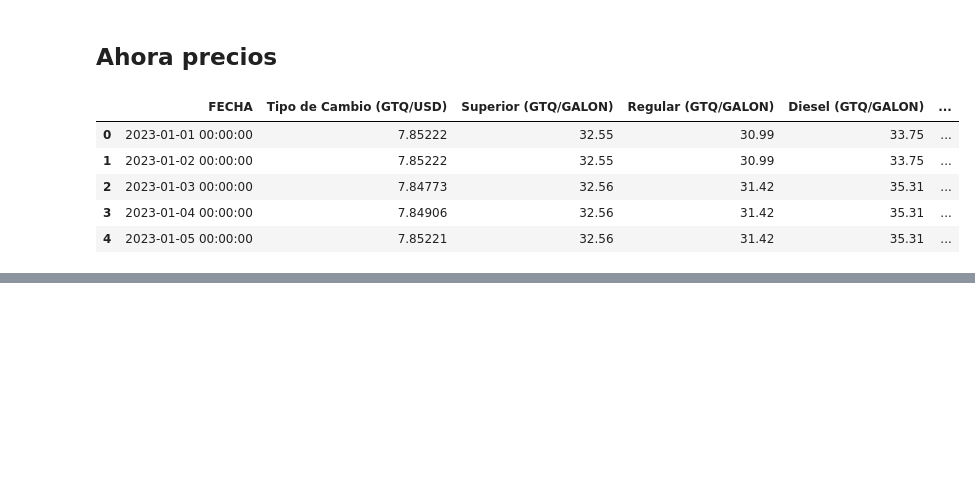
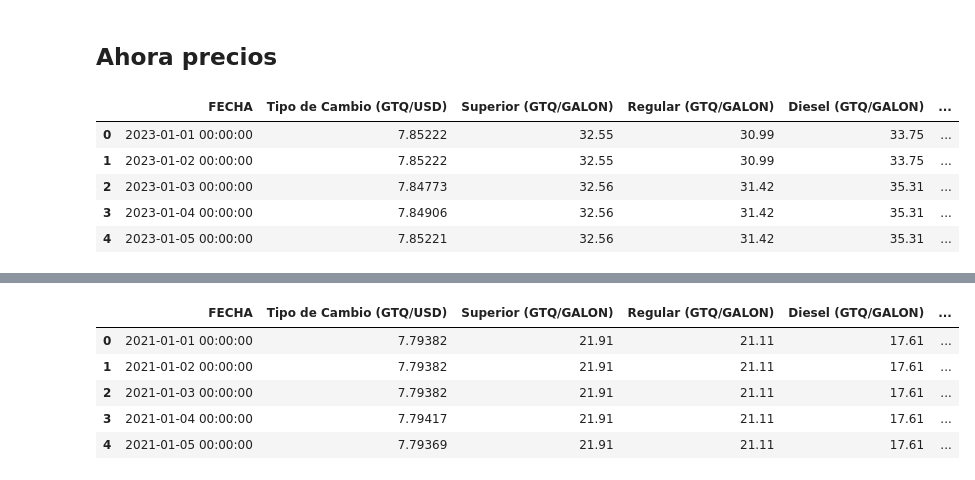
Before and after one commit to CristopherBarrios/Lab2-SeriesDeTiempo-DataScience, a Jupyter notebook: lab2.ipynb, the cells around one changed output, grey strips where cells are left out. Drawn from its saved outputs; the diff is of its cells as text; code cells hidden in the pictures; blank space fills up the shorter version.

```diff
--- a/lab2.ipynb
+++ b/lab2.ipynb
@@ -171,3 +186,18 @@ precios_2023.rename(columns={'Unnamed: 7 (GTQ/LB)': 'Glp Cilindro 25Lbs. 7 (GTQ/
+# %%
+# Obtener los valores de la fila 0 (nombres de columna alternativos)
+nombres_columnas_fila_0 = precios_2021.iloc[0]
+
+# Crear nuevos nombres de columna combinando los nombres actuales con los de la fila 0
+nuevos_nombres_columnas = [f"{nombre_actual} ({nombre_fila_0})"
+                            if isinstance(nombre_fila_0, str) else nombre_actual
+                            for nombre_actual, nombre_fila_0 in zip(precios_2021.columns, nombres_columnas_fila_0)]
+
+# Asignar los nuevos nombres de columna al DataFrame (omitir la primera fila)
+precios_2021.columns = nuevos_nombres_columnas
+precios_2021 = precios_2021[1:].reset_index(drop=True)
+
+# Cambiando el nombre de la ultima columna
+precios_2021.rename(columns={'Unnamed: 7 (GTQ/LB)': 'Glp Cilindro 25Lbs. 7 (GTQ/LB)'}, inplace=True)
 # %%
 precios_2023.head()
 # %% [output]
@@ -179,0 +219,9 @@ precios_2023.head()
+# %%
+precios_2021.head()
+# %% [output]
+|  | FECHA | Tipo de Cambio (GTQ/USD) | Superior (GTQ/GALON) | Regular (GTQ/GALON) | Diesel (GTQ/GALON) | ... |
+| 0 | 2021-01-01 00:00:00 | 7.79382 | 21.91 | 21.11 | 17.61 | ... |
+| 1 | 2021-01-02 00:00:00 | 7.79382 | 21.91 | 21.11 | 17.61 | ... |
+| 2 | 2021-01-03 00:00:00 | 7.79382 | 21.91 | 21.11 | 17.61 | ... |
+| 3 | 2021-01-04 00:00:00 | 7.79417 | 21.91 | 21.11 | 17.61 | ... |
+| 4 | 2021-01-05 00:00:00 | 7.79369 | 21.91 | 21.11 | 17.61 | ... |
```
Also changed, not shown: parts of 2 cells of this notebook.
